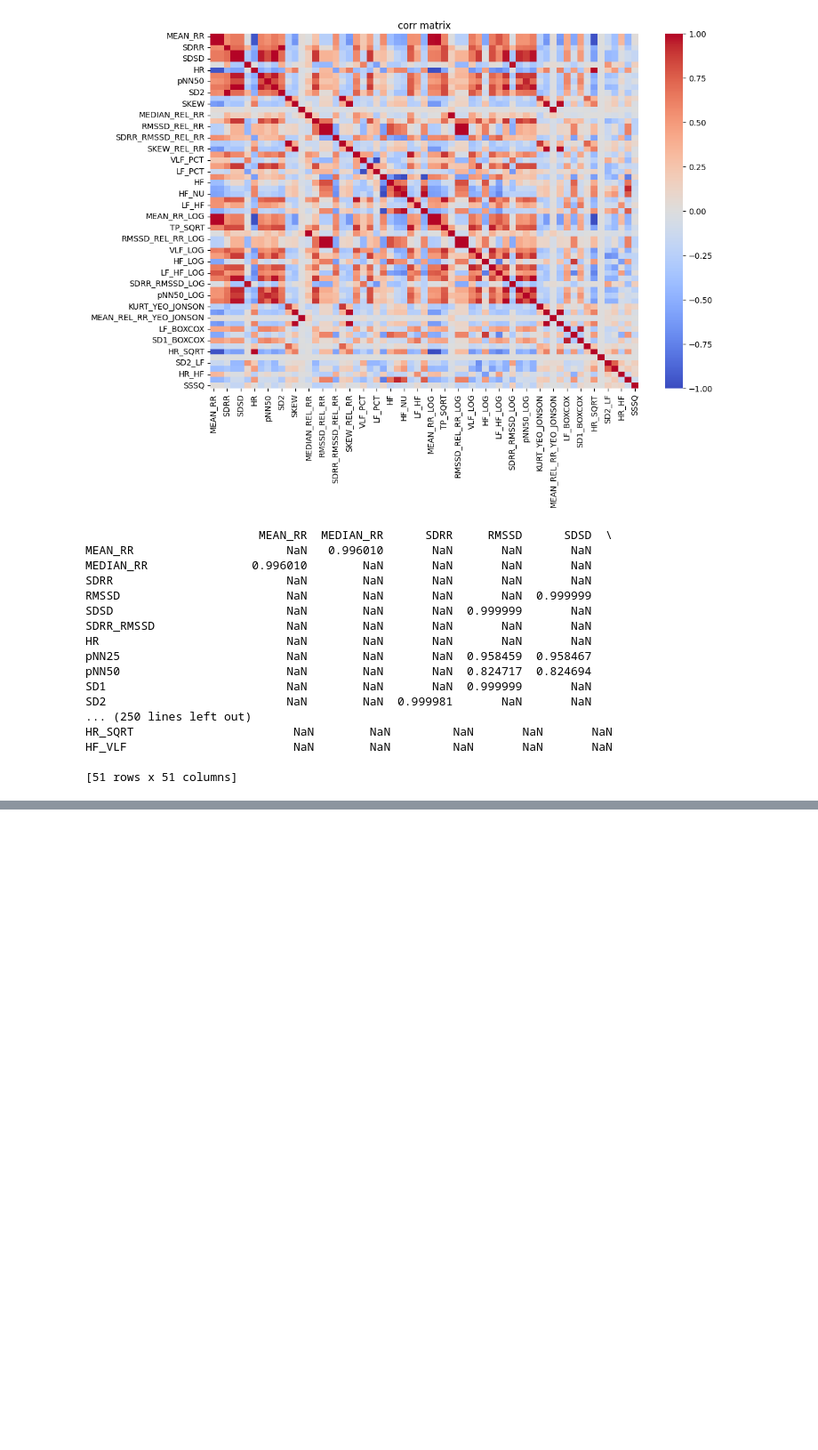
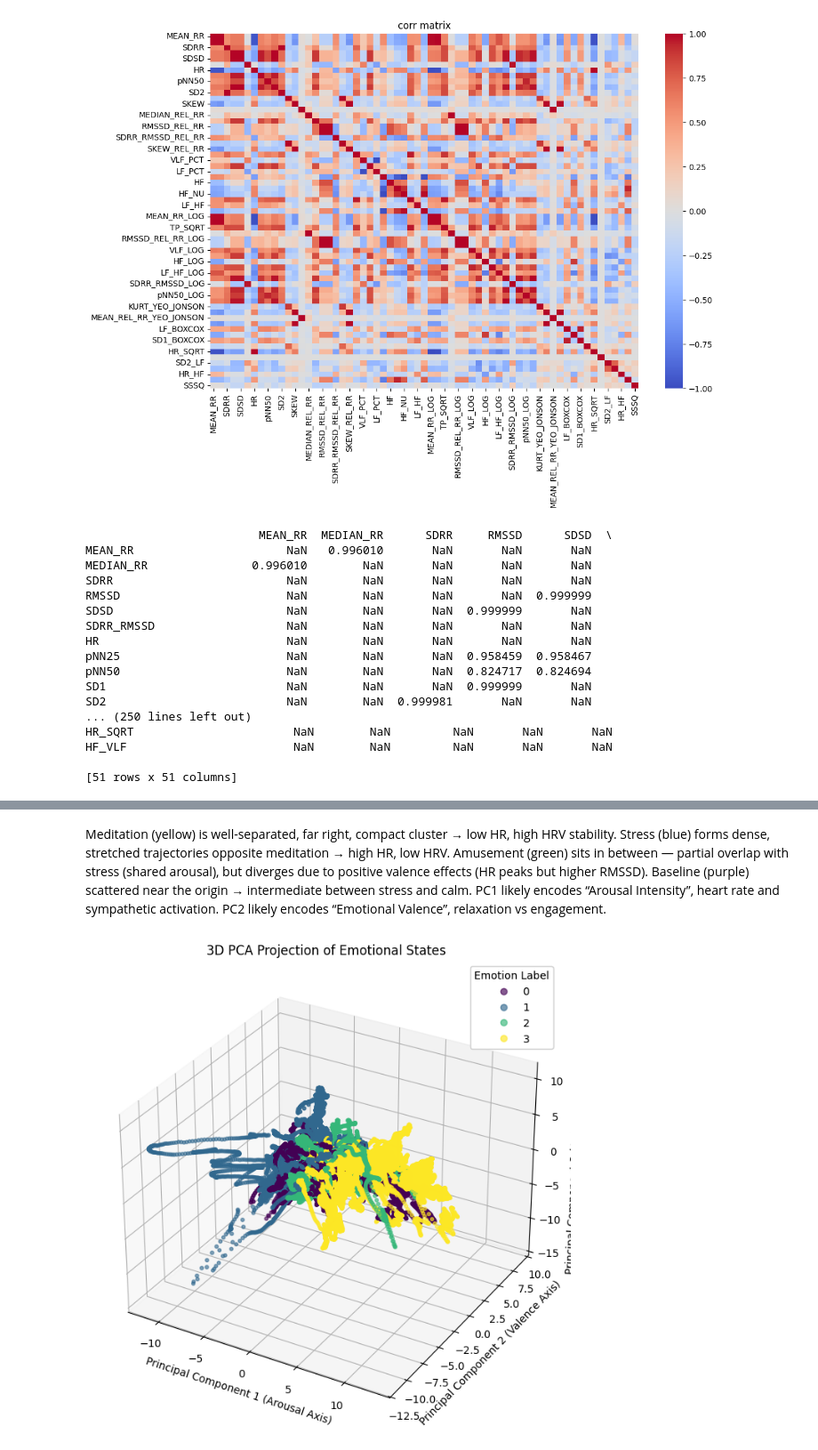
Before and after one commit to ayaanhussainsyed/human-Emotion-Mapping-via-Physiological-Signals, a Jupyter notebook: model.ipynb, the cells around one changed output, grey strips where cells are left out. Shown at 89% size. Drawn from its saved outputs; the diff is of its cells as text; code cells hidden in the pictures; blank space fills up the shorter version.

```diff
--- a/model.ipynb
+++ b/model.ipynb
@@ -223,0 +368,42 @@ HF_VLF                        NaN        NaN         NaN       NaN       NaN
+# %% [markdown]
+Meditation (yellow) is well-separated, far right, compact cluster → low HR, high HRV stability.
+Stress (blue) forms dense, stretched trajectories opposite meditation → high HR, low HRV.
+Amusement (green) sits in between — partial overlap with stress (shared arousal), but diverges due to positive valence effects (HR peaks but higher RMSSD).
+Baseline (purple) scattered near the origin → intermediate between stress and calm.
+PC1 likely encodes “Arousal Intensity”, heart rate and sympathetic activation.
+PC2 likely encodes “Emotional Valence”, relaxation vs engagement.
+# %%
+from sklearn.decomposition import PCA
+import matplotlib.pyplot as plt
+from mpl_toolkits.mplot3d import Axes3D  # for 3D plotting
+import seaborn as sns
+
+# Separate features and labels
+X_final = df_clean.drop(columns=['label'])
+y_final = df_clean['label']
+
+# Re-run PCA for 3D (first 3 components)
+pca_3d = PCA(n_components=3)
+X_pca_3d = pca_3d.fit_transform(X_final)
+
+# Create a 3D plot
+fig = plt.figure(figsize=(10, 8))
+ax = fig.add_subplot(111, projection='3d')
+
+# Scatter plot by emotional class
+scatter = ax.scatter(
+    X_pca_3d[:, 0], X_pca_3d[:, 1], X_pca_3d[:, 2],
+    c=y_final, cmap='viridis', alpha=0.6, s=10
+)
+
+# Add labels and legend
+ax.set_title("3D PCA Projection of Emotional States")
+ax.set_xlabel("Principal Component 1 (Arousal Axis)")
+ax.set_ylabel("Principal Component 2 (Valence Axis)")
+ax.set_zlabel("Principal Component 3 (Autonomic Variation)")
+legend = ax.legend(*scatter.legend_elements(), title="Emotion Label")
+ax.add_artist(legend)
+
+plt.show()
+# %% [output]
+[figure, added]
```
Also changed, not shown: parts of 19 cells of this notebook.
